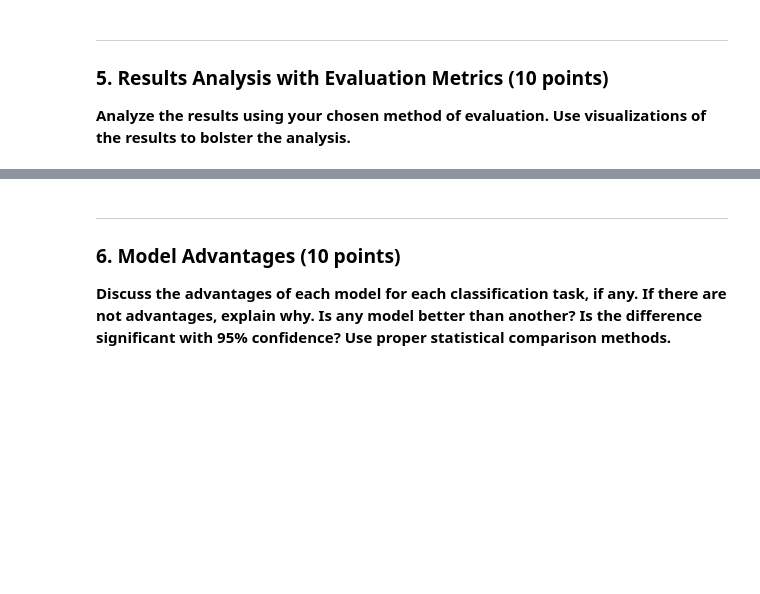
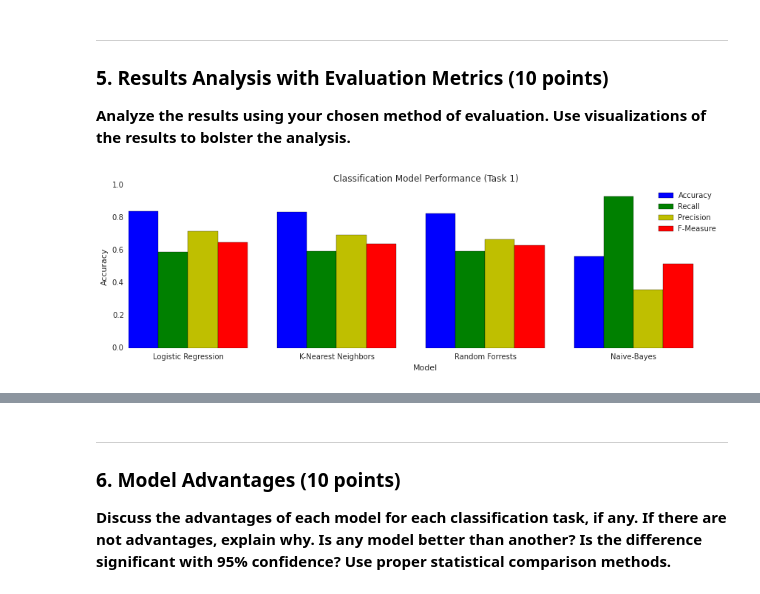
Before and after one commit to SpencerKaiser/DataMining, a Jupyter notebook: 03_AssignmentThree/A3-Master.ipynb, the cells around one changed output, grey strips where cells are left out. Drawn from its saved outputs; the diff is of its cells as text; code cells hidden in the pictures; blank space fills up the shorter version.

Commit message:
Adding graphs for question 5

```diff
--- a/03_AssignmentThree/A3-Master.ipynb
+++ b/03_AssignmentThree/A3-Master.ipynb
@@ -676,4 +676,7 @@ print("Overall Averge Model Precision is: %.2f" % (task1Precision*100))+"%"
 
 task1FMeasure = sum(fMeasureValues)/len(fMeasureValues)
 print("Overall Averge Model F-Measure is: %.2f" % (task1FMeasure*100))+"%"
+
+# Save these values for future analysis
+task1Values = (accuracyValues, recallValues, precisionValues, fMeasureValues)
 # %% [output]
@@ -873,3 +879,43 @@ Overall Averge Model F-Measure is: 13.18%
 ---
 ### 5. Results Analysis with Evaluation Metrics (10 points)
 **Analyze the results using your chosen method of evaluation. Use visualizations of the results to bolster the analysis.**
+# %%
+# Graph of different classification models for task 1
+fig = plt.figure(figsize=(12, 4))
+chart = fig.add_subplot(111)
+
+chart.set_xlabel('Model')
+chart.set_ylabel('Accuracy')
+chart.set_title('Classification Model Performance (Task 1)')
+
+numMetrics = np.arange(4)
+bar_width = 0.2
+
+rects1 = chart.bar(numMetrics, task1Values[0], bar_width,
+                 color='b',
+                 label='Accuracy')
+
+rects2 = chart.bar(numMetrics + bar_width, task1Values[1], bar_width,
+                 color='g',
+                 label='Recall')
+
+rects3 = chart.bar(numMetrics + bar_width*2, task1Values[2], bar_width,
+                 color='y',
+                 label='Precision')
+
+rects4 = chart.bar(numMetrics + bar_width*3, task1Values[3], bar_width,
+                 color='r',
+                 label='F-Measure')
+
+tickMarks = chart.set_xticks(numMetrics + bar_width*2)
+
+labels = ('Logistic Regression', 'K-Nearest Neighbors', 'Random Forrests', 'Naive-Bayes')
+tickLabels = chart.set_xticklabels(labels)
+
+
+chart.legend()
+
+plt.tight_layout()
+plt.show()
+# %% [output]
+[figure, added]
```
Also changed, not shown: parts of 8 cells of this notebook.
